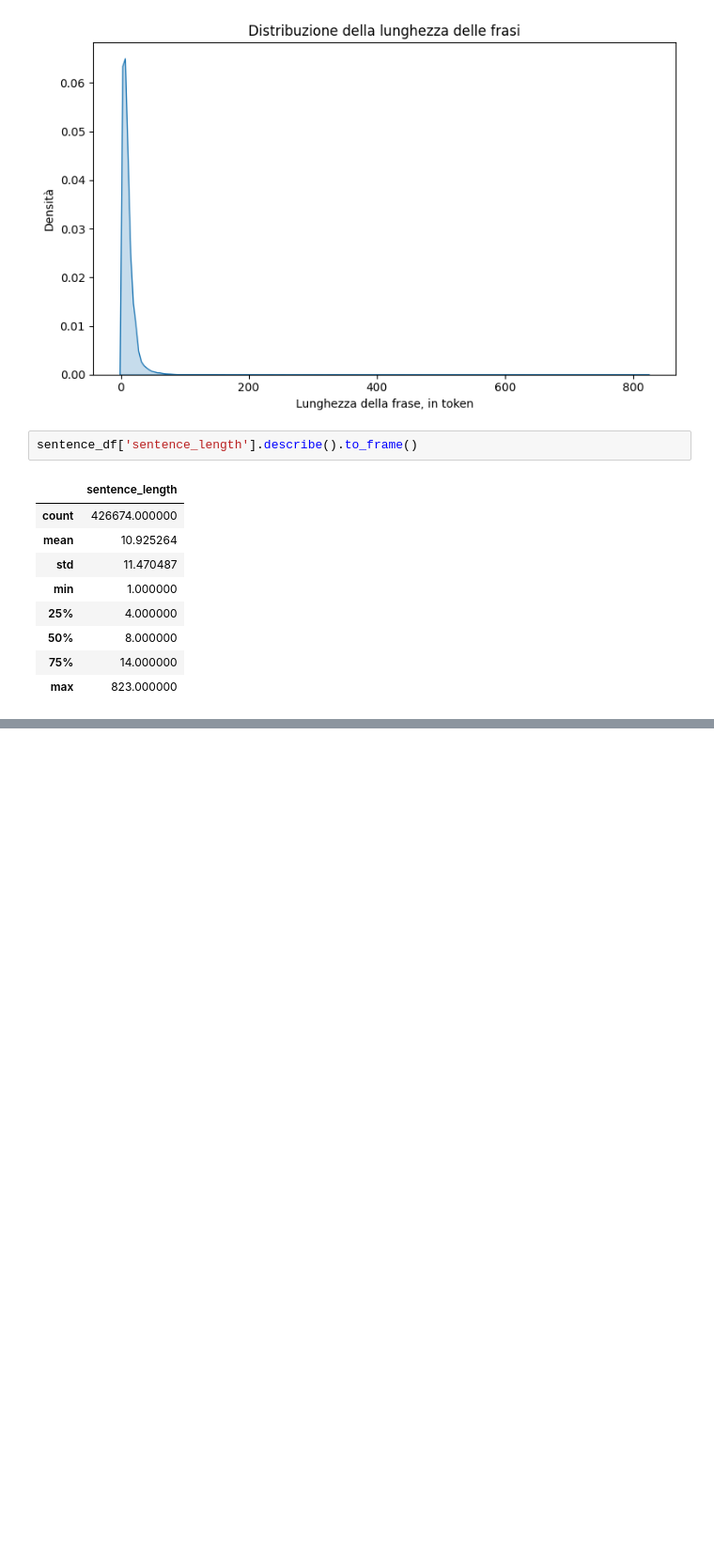
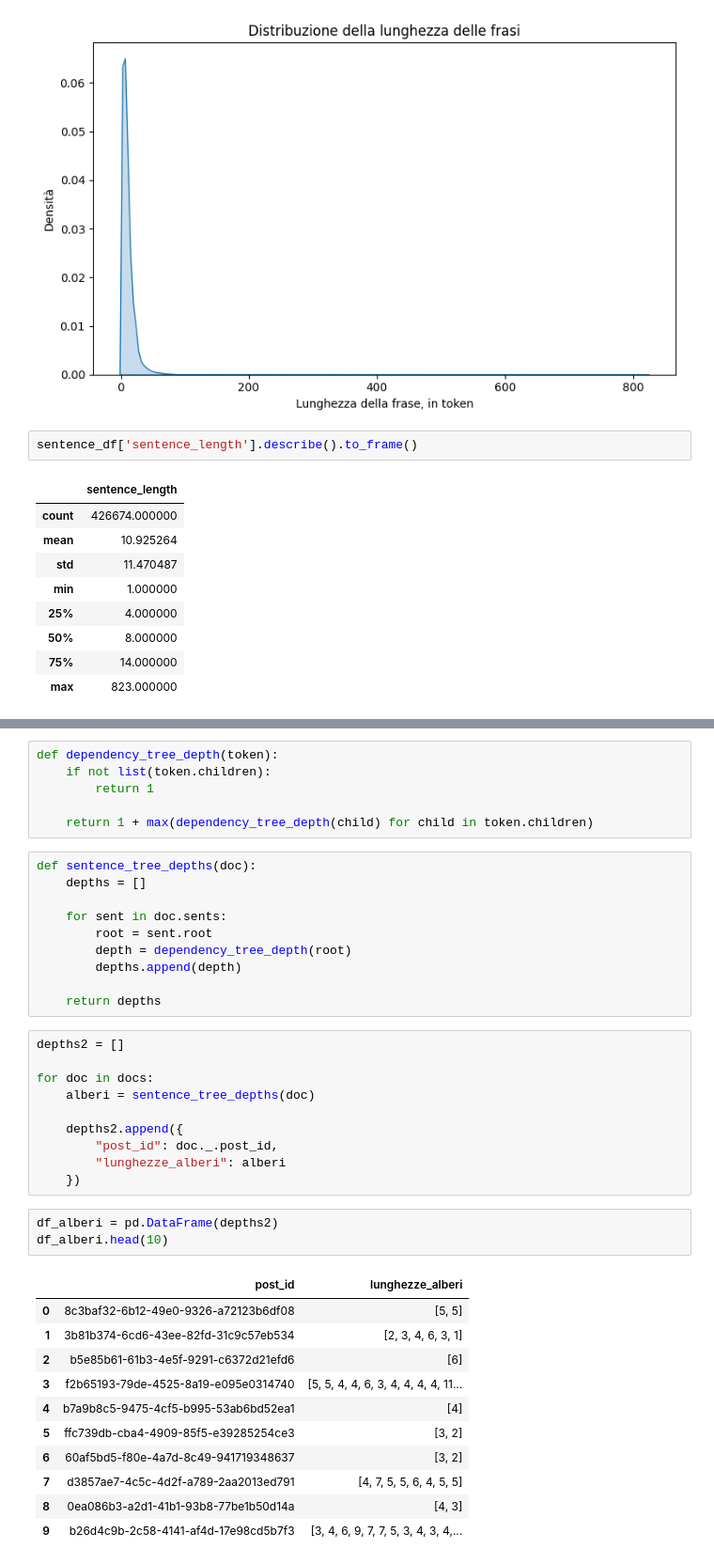
Before and after one commit to in-bloom/progetto_tirocinio, a Jupyter notebook: notebooks/2_analisi_sintattica.ipynb, the cells around one changed output, grey strips where cells are left out. Shown at 94% size. Drawn from its saved outputs; the diff is of its cells as text; blank space fills up the shorter version.

```diff
--- a/notebooks/2_analisi_sintattica.ipynb
+++ b/notebooks/2_analisi_sintattica.ipynb
@@ -138,0 +239,41 @@ sentence_df['sentence_length'].describe().to_frame()
+# %%
+def dependency_tree_depth(token):
+    if not list(token.children):
+        return 1
+
+    return 1 + max(dependency_tree_depth(child) for child in token.children)
+# %%
+def sentence_tree_depths(doc):
+    depths = []
+
+    for sent in doc.sents:
+        root = sent.root
+        depth = dependency_tree_depth(root)
+        depths.append(depth)
+
+    return depths
+# %%
+depths2 = []
+
+for doc in docs:
+    alberi = sentence_tree_depths(doc)
+
+    depths2.append({
+        "post_id": doc._.post_id,
+        "lunghezze_alberi": alberi
+    })
+# %%
+df_alberi = pd.DataFrame(depths2)
+df_alberi.head(10)
+# %% [output]
+|  | post_id | lunghezze_alberi |
+| 0 | 8c3baf32-6b12-49e0-9326-a72123b6df08 | [5, 5] |
+| 1 | 3b81b374-6cd6-43ee-82fd-31c9c57eb534 | [2, 3, 4, 6, 3, 1] |
+| 2 | b5e85b61-61b3-4e5f-9291-c6372d21efd6 | [6] |
+| 3 | f2b65193-79de-4525-8a19-e095e0314740 | [5, 5, 4, 4, 6, 3, 4, 4, 4, 4, 11... |
+| 4 | b7a9b8c5-9475-4cf5-b995-53ab6bd52ea1 | [4] |
+| 5 | ffc739db-cba4-4909-85f5-e39285254ce3 | [3, 2] |
+| 6 | 60af5bd5-f80e-4a7d-8c49-941719348637 | [3, 2] |
+| 7 | d3857ae7-4c5c-4d2f-a789-2aa2013ed791 | [4, 7, 5, 5, 6, 4, 5, 5] |
+| 8 | 0ea086b3-a2d1-41b1-93b8-77be1b50d14a | [4, 3] |
+| 9 | b26d4c9b-2c58-4141-af4d-17e98cd5b7f3 | [3, 4, 6, 9, 7, 7, 5, 3, 4, 3, 4,... |
```
Also changed, not shown: parts of 7 cells of this notebook, 4 other files.
